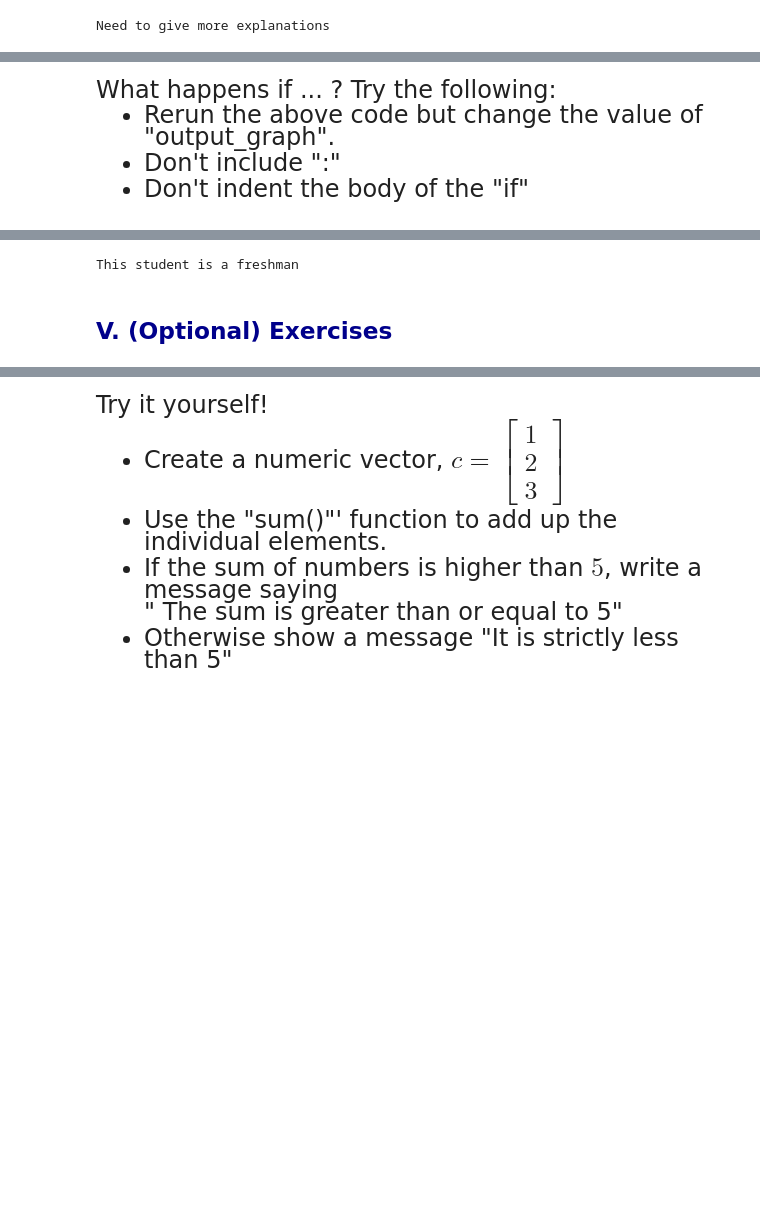
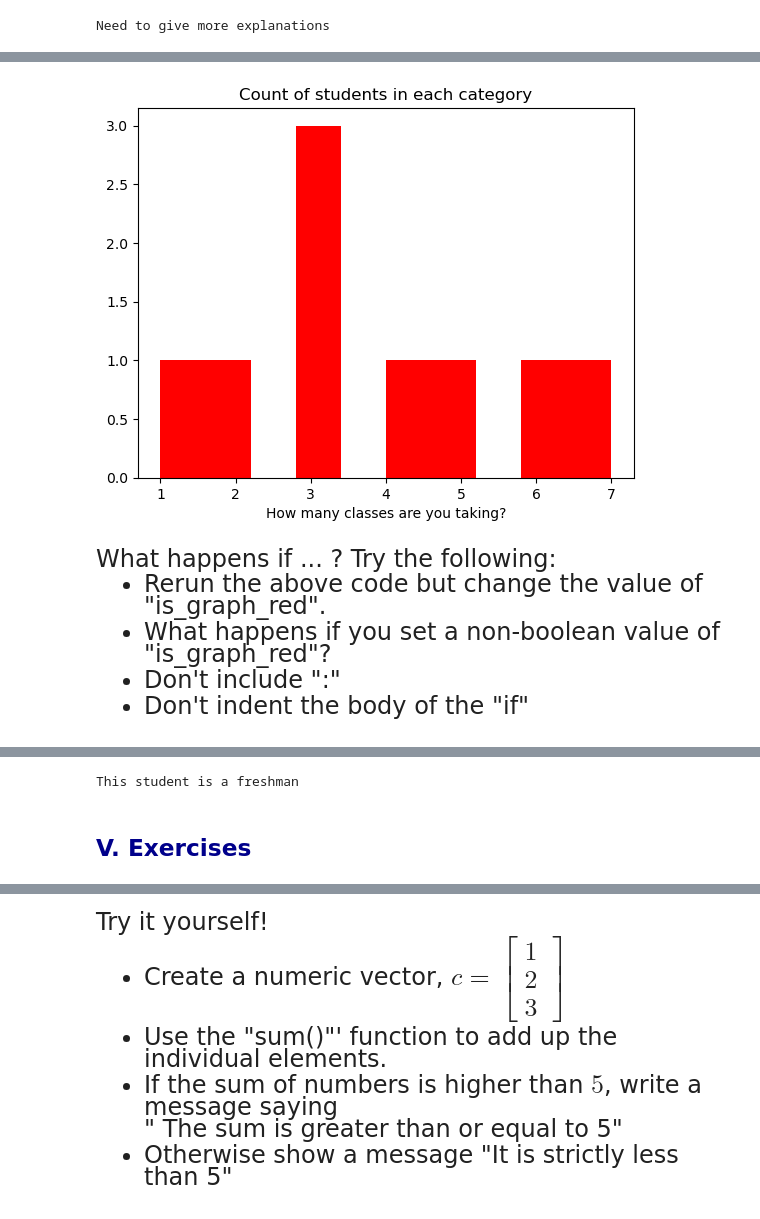
Before and after one commit to alejandrosanchezbecerra/qtm151spring2023, a Jupyter notebook: Lecture 04/Lecture 4.ipynb, the cells around one changed output, grey strips where cells are left out. Drawn from its saved outputs; the diff is of its cells as text; code cells hidden in the pictures; blank space fills up the shorter version.

```diff
--- a/Lecture 04/Lecture 4.ipynb
+++ b/Lecture 04/Lecture 4.ipynb
@@ -302,9 +298,42 @@ else:
+# %%
+#------------------------------------------------------------------------------#
+#--------------------------- EXPLANATION OF IF/ELSE SYNTAX --------------------#
+#
+# If/else statements are useful to run different types of commands
+# depending on a user-specified input
+#
+# This code prints a red graph if "is_red_graph" is set to "True"
+# and outputs a purple graph otherwise.
+#
+# Notation: You can use the prefix "is_" to denote boleean variables
+#
+# VIEWING OUTPUT:
+# You can guarantee that the graph appears with plt.show()
+#------------------------------------------------------------------------------#
+
+
+is_graph_red     = True
+how_many_classes = np.array([7,1,2,3,3,3,4,5,6])
+
+if is_graph_red:
+    plt.hist(x = how_many_classes, color="red")
+    plt.title("Count of students in each category")
+    plt.xlabel("How many classes are you taking?")
+    plt.show()
+else:
+    plt.hist(x = how_many_classes, color="purple")
+    plt.title("Count of students in each category")
+    plt.xlabel("How many classes are you taking?")
+    plt.show()
+# %% [output]
+[figure, added]
 # %% [markdown]
 <font size = "5">
 What happens if ... ? Try the following:
 <br>
 
-- Rerun the above code but change the value of "output_graph".
+- Rerun the above code but change the value of "is_graph_red".
+- What happens if you set a non-boolean value of "is_graph_red"?
 - Don't include ":"
 - Don't indent the body of the "if"
 # %% [markdown]
@@ -345,7 +376,7 @@ else:
 # %% [output]
 This student is a freshman
 # %% [markdown]
-##  <span style="color:darkblue"> V. (Optional) Exercises </span>
+##  <span style="color:darkblue"> V. Exercises </span>
 # %% [markdown]
 <font size = "5">
 Try it yourself!
```
Also changed, not shown: parts of 8 cells of this notebook, 1 other file.
